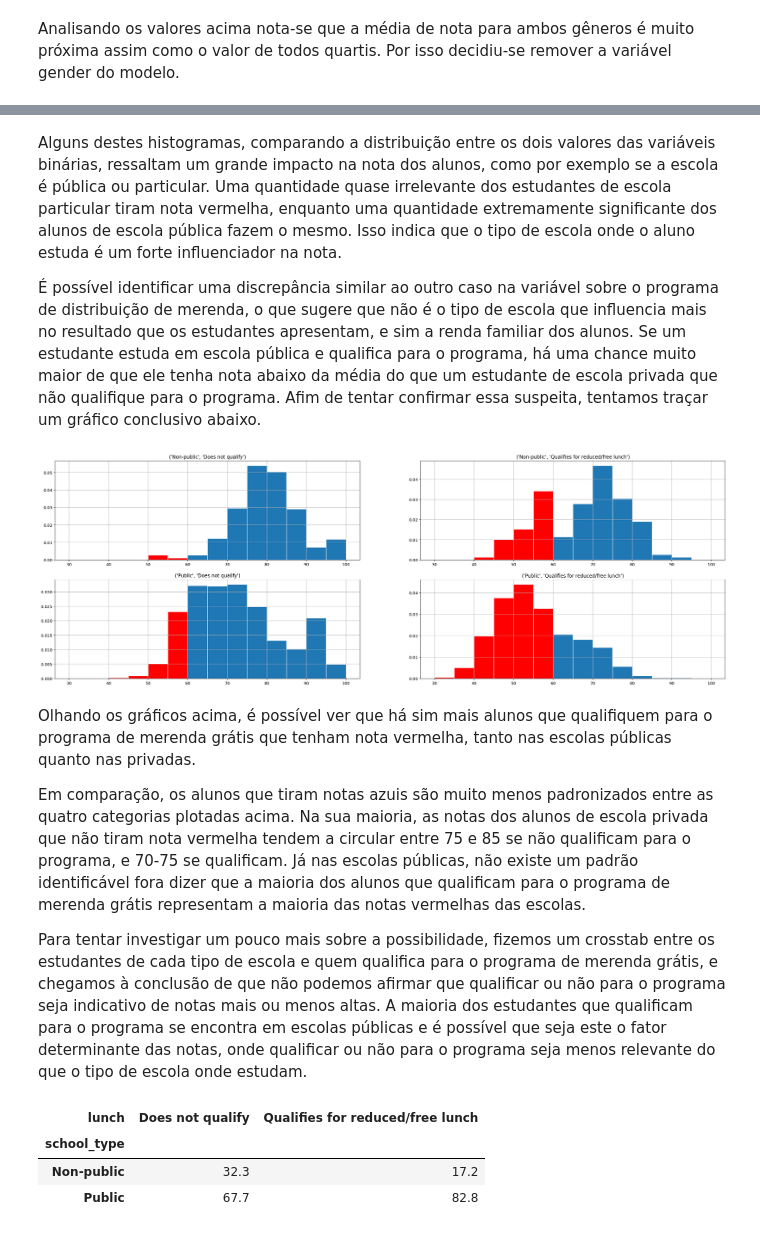
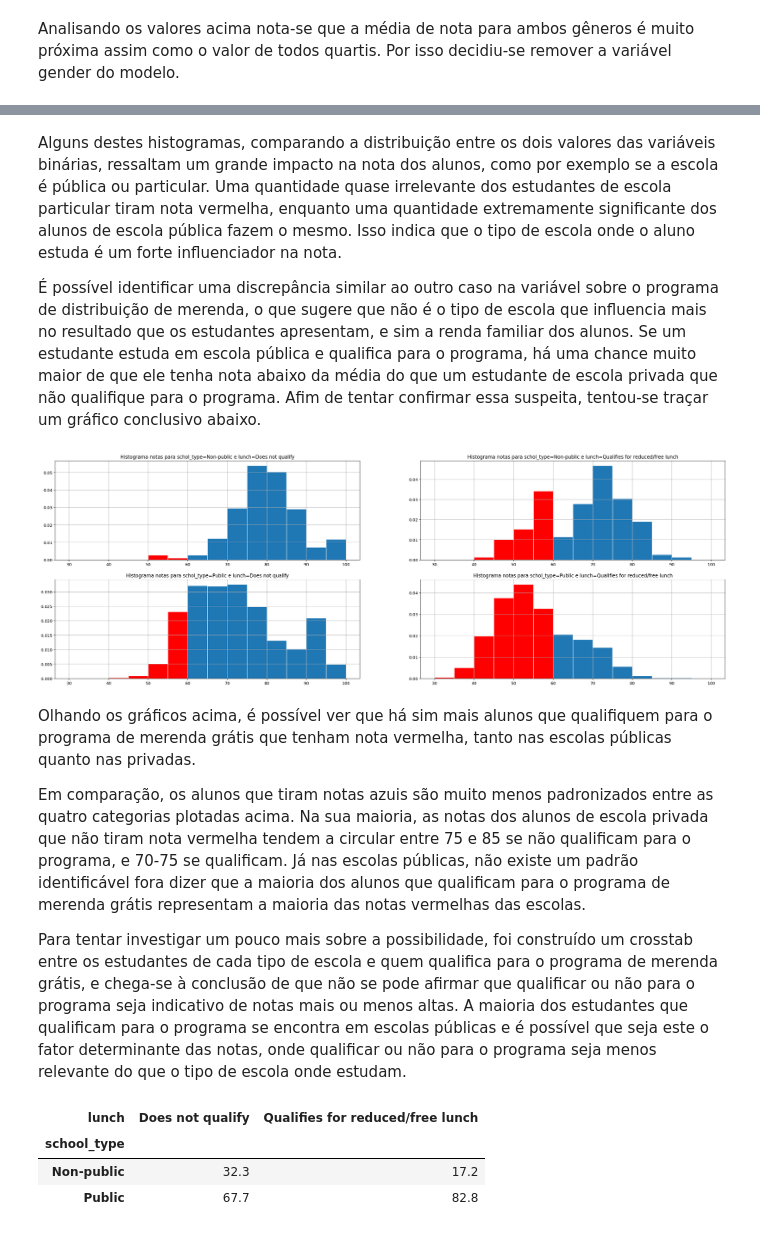
Before and after one commit to arieltl/proj2_cdados, a Jupyter notebook: projeto.ipynb, the cells around one changed output, grey strips where cells are left out. Cells and saved outputs as stored; diff of their text form; code cells hidden in the pictures.

```diff
--- a/projeto.ipynb
+++ b/projeto.ipynb
@@ -201,26 +183,29 @@ f_data.drop(columns='gender')
+# %%
+f_data.drop(columns='gender',inplace=True)
+features = list(filter(lambda x: x!= 'gender', features))
 # %% [markdown]
 Alguns destes histogramas, comparando a distribuição entre os dois valores das variáveis binárias, ressaltam um grande impacto na nota dos alunos, como por exemplo se a escola é pública ou particular. Uma quantidade quase irrelevante dos estudantes de escola particular tiram nota vermelha, enquanto uma quantidade extremamente significante dos alunos de escola pública fazem o mesmo. Isso indica que o tipo de escola onde o aluno estuda é um forte influenciador na nota.
 
-É possível identificar uma discrepância similar ao outro caso na variável sobre o programa de distribuição de merenda, o que sugere que não é o tipo de escola que influencia mais no resultado que os estudantes apresentam, e sim a renda familiar dos alunos. Se um estudante estuda em escola pública e qualifica para o programa, há uma chance muito maior de que ele tenha nota abaixo da média do que um estudante de escola privada que não qualifique para o programa. Afim de tentar confirmar essa suspeita, tentamos traçar um gráfico conclusivo abaixo.
+É possível identificar uma discrepância similar ao outro caso na variável sobre o programa de distribuição de merenda, o que sugere que não é o tipo de escola que influencia mais no resultado que os estudantes apresentam, e sim a renda familiar dos alunos. Se um estudante estuda em escola pública e qualifica para o programa, há uma chance muito maior de que ele tenha nota abaixo da média do que um estudante de escola privada que não qualifique para o programa. Afim de tentar confirmar essa suspeita, tentou-se traçar um gráfico conclusivo abaixo.
 # %%
 schools = f_data.school_type.cat.categories
 lunch = f_data.lunch.cat.categories
 inters = [(schools[i], lunch[j]) for i in range(2) for j in range(2)]
 plt.figure(figsize=(30,10))
 for i,inter in enumerate(inters):
     plt.subplot(221+i)
-    plt.title(str(inter))
+    plt.title(f'Histograma notas para schol_type={inter[0]} e lunch={inter[1]}')
     ax = f_data.loc[(f_data.school_type == inter[0]) & (f_data.lunch == inter[1]),"posttest"].hist(edgecolor = 'white', bins = g_bins, density = True)
     color_red(ax,6)
 plt.show()
 # %% [output]
-[figure, old version]
+[figure, new version]
 # %% [markdown]
 Olhando os gráficos acima, é possível ver que há sim mais alunos que qualifiquem para o programa de merenda grátis que tenham nota vermelha, tanto nas escolas públicas quanto nas privadas.
 
 Em comparação, os alunos que tiram notas azuis são muito menos padronizados entre as quatro categorias plotadas acima. Na sua maioria, as notas dos alunos de escola privada que não tiram nota vermelha tendem a circular entre 75 e 85 se não qualificam para o programa, e 70-75 se qualificam. Já nas escolas públicas, não existe um padrão identificável fora dizer que a maioria dos alunos que qualificam para o programa de merenda grátis representam a maioria das notas vermelhas das escolas.
 
-Para tentar investigar um pouco mais sobre a possibilidade, fizemos um crosstab entre os estudantes de cada tipo de escola e quem qualifica para o programa de merenda grátis, e chegamos à conclusão de que não podemos afirmar que qualificar ou não para o programa seja indicativo de notas mais ou menos altas. A maioria dos estudantes que qualificam para o programa se encontra em escolas públicas e é possível que seja este o fator determinante das notas, onde qualificar ou não para o programa seja menos relevante do que o tipo de escola onde estudam.
+Para tentar investigar um pouco mais sobre a possibilidade, foi construído um crosstab entre os estudantes de cada tipo de escola e quem qualifica para o programa de merenda grátis, e chega-se à conclusão de que não se pode afirmar que qualificar ou não para o programa seja indicativo de notas mais ou menos altas. A maioria dos estudantes que qualificam para o programa se encontra em escolas públicas e é possível que seja este o fator determinante das notas, onde qualificar ou não para o programa seja menos relevante do que o tipo de escola onde estudam.
 # %%
 pd.crosstab(f_data.school_type,f_data.lunch,normalize='columns').round(3)*100
 # %% [output]
```
Also changed, not shown: parts of 61 cells of this notebook.
